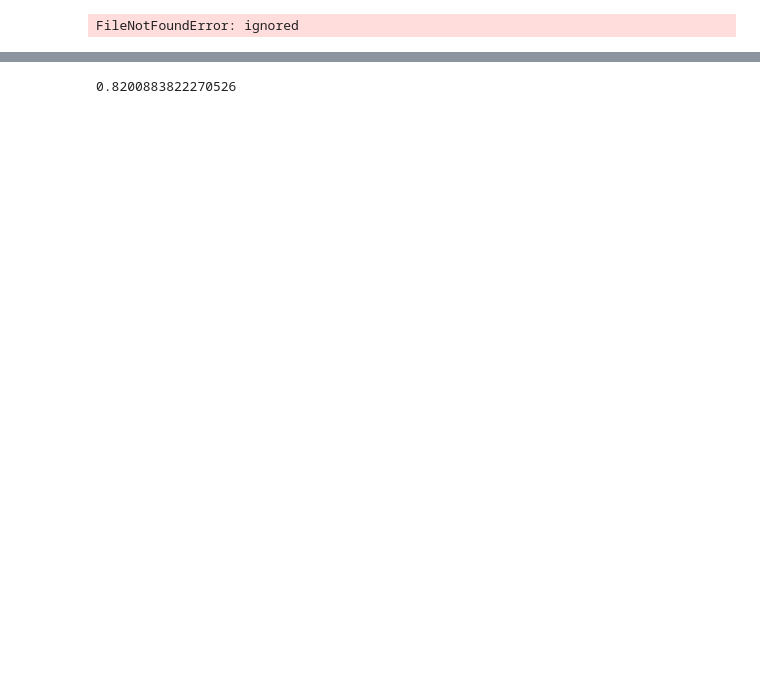
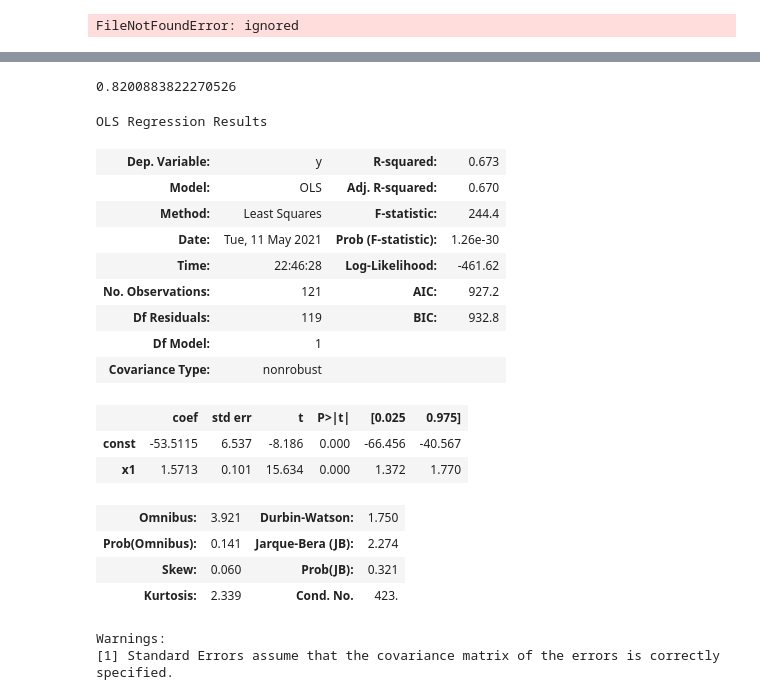
Before and after one commit to ManuelCastro1/Quality-of-life, a Jupyter notebook: idh.ipynb, the cells around one changed output, grey strips where cells are left out. Saved outputs shown, nothing was run; the diff lists cells and outputs as text; code cells hidden in the pictures; blank space fills up the shorter version.

```diff
--- a/idh.ipynb
+++ b/idh.ipynb
@@ -219,21 +261,44 @@ print(correlation[0,1])
 # %%
 datos = pd.read_excel("corrupcion.xlsx", sheet_name="Merged data")
 datos = datos.dropna()
 
 
 fig = go.Figure()
 trendline = px.scatter(datos, x="Economical Freedom", y="Transparency", trendline="ols")
+results = px.get_trendline_results(trendline)
 trendline = trendline.data[1]
 trendline["marker_color"] = "#FA636E"
 fig.add_trace(go.Scatter( x = datos["Economical Freedom"], y = datos["Transparency"], mode = "markers", text=datos["Nation or Territory"], showlegend=False, name="Country"))
 fig.add_trace(go.Scatter(trendline))
 fig.update_xaxes(title="Economical Freedom Index")
 fig.update_yaxes(title="Transparency")
 fig.update_layout(title="Economical Freedom vs. Transparency")
 fig.show()
 
 correlation = np.corrcoef(datos["Economical Freedom"],datos["Transparency"])
 print(correlation[0,1])
+
+
+results.px_fit_results.iloc[0].summary()
 # %% [output]
 [interactive output not drawn]
 0.8200883822270526
+OLS Regression Results
+| Dep. Variable: | y | R-squared: | 0.673 |
+| Model: | OLS | Adj. R-squared: | 0.670 |
+| Method: | Least Squares | F-statistic: | 244.4 |
+| Date: | Tue, 11 May 2021 | Prob (F-statistic): | 1.26e-30 |
+| Time: | 22:46:28 | Log-Likelihood: | -461.62 |
+| No. Observations: | 121 | AIC: | 927.2 |
+| Df Residuals: | 119 | BIC: | 932.8 |
+| Df Model: | 1 |  |  |
+| Covariance Type: | nonrobust |  |  |
+|  | coef | std err | t | P>|t| | [0.025 | 0.975] |
+| const | -53.5115 | 6.537 | -8.186 | 0.000 | -66.456 | -40.567 |
+| x1 | 1.5713 | 0.101 | 15.634 | 0.000 | 1.372 | 1.770 |
+| Omnibus: | 3.921 | Durbin-Watson: | 1.750 |
+| Prob(Omnibus): | 0.141 | Jarque-Bera (JB): | 2.274 |
+| Skew: | 0.060 | Prob(JB): | 0.321 |
+| Kurtosis: | 2.339 | Cond. No. | 423. |
+Warnings:
+[1] Standard Errors assume that the covariance matrix of the errors is correctly specified.
```
Also changed, not shown: parts of 2 cells of this notebook.
